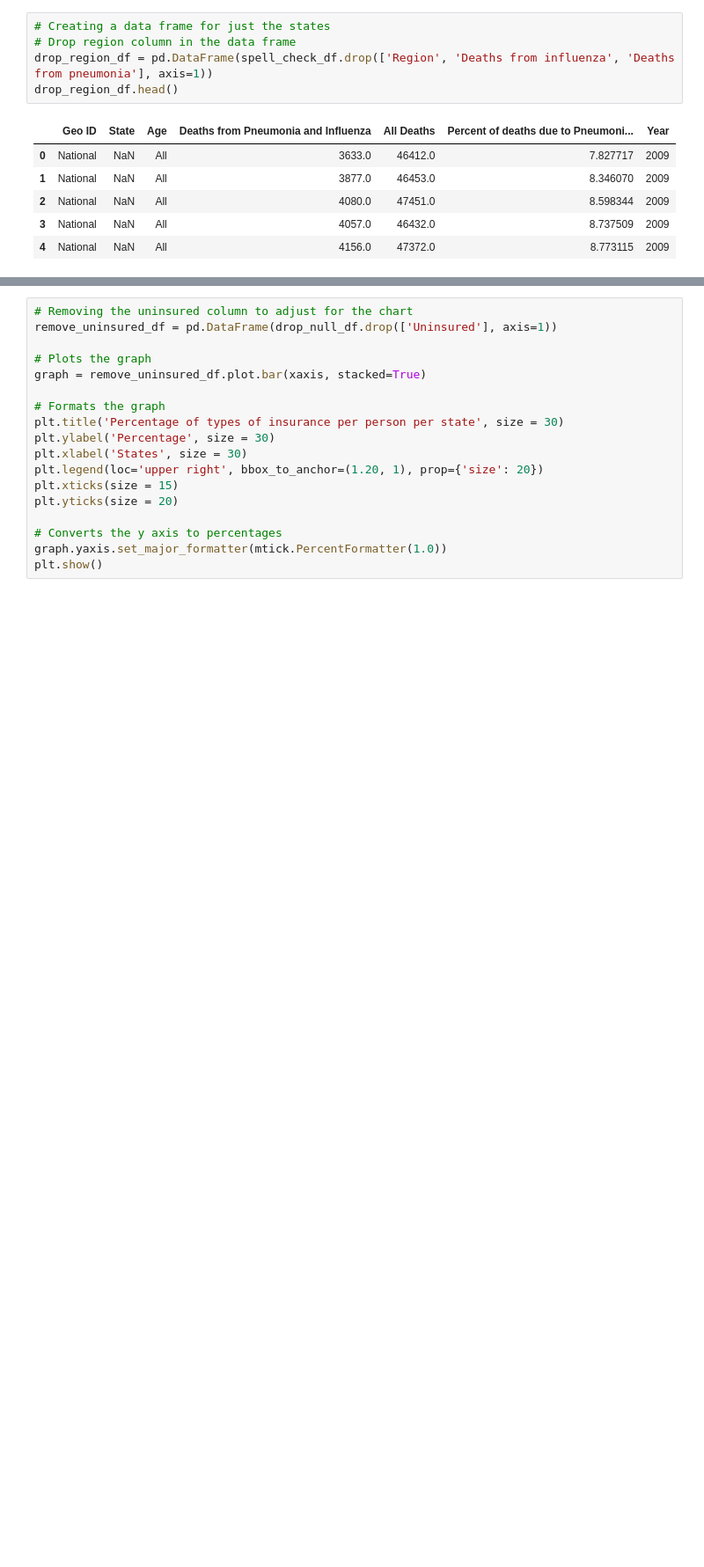
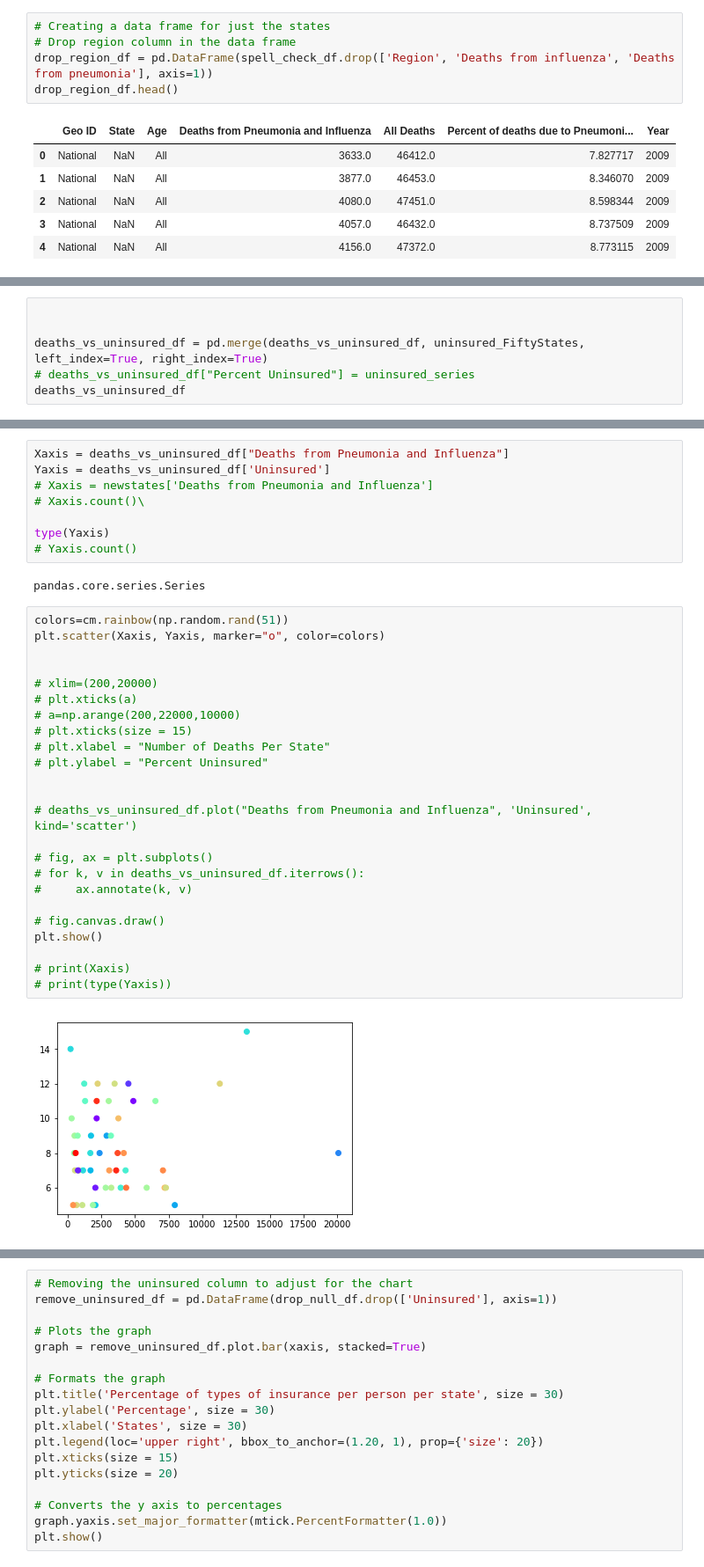
Before and after one commit to siven91/DataScienceProject1, a Jupyter notebook: AnotherDayAnotherData.ipynb, the cells around one changed output, grey strips where cells are left out. Shown at 88% size. Cells and saved outputs as stored; diff of their text form; blank space fills up the shorter version.

```diff
--- a/AnotherDayAnotherData.ipynb
+++ b/AnotherDayAnotherData.ipynb
@@ -161,0 +161,6 @@ perc_df
+# %%
+
+
+deaths_vs_uninsured_df = pd.merge(deaths_vs_uninsured_df, uninsured_FiftyStates, left_index=True, right_index=True)
+# deaths_vs_uninsured_df["Percent Uninsured"] = uninsured_series
+deaths_vs_uninsured_df
@@ -161,0 +186,36 @@ perc_df
+# %%
+Xaxis = deaths_vs_uninsured_df["Deaths from Pneumonia and Influenza"]
+Yaxis = deaths_vs_uninsured_df['Uninsured']
+# Xaxis = newstates['Deaths from Pneumonia and Influenza']
+# Xaxis.count()\
+
+type(Yaxis)
+# Yaxis.count()
+# %% [output]
+pandas.core.series.Series
+# %%
+colors=cm.rainbow(np.random.rand(51))
+plt.scatter(Xaxis, Yaxis, marker="o", color=colors)
+
+
+# xlim=(200,20000)
+# plt.xticks(a)
+# a=np.arange(200,22000,10000)
+# plt.xticks(size = 15)
+# plt.xlabel = "Number of Deaths Per State"
+# plt.ylabel = "Percent Uninsured"
+
+
+# deaths_vs_uninsured_df.plot("Deaths from Pneumonia and Influenza", 'Uninsured', kind='scatter')
+
+# fig, ax = plt.subplots()
+# for k, v in deaths_vs_uninsured_df.iterrows():
+#     ax.annotate(k, v)
+
+# fig.canvas.draw()
+plt.show()
+
+# print(Xaxis)
+# print(type(Yaxis))
+# %% [output]
+[figure, added]
```
Also changed, not shown: parts of 9 cells of this notebook.
